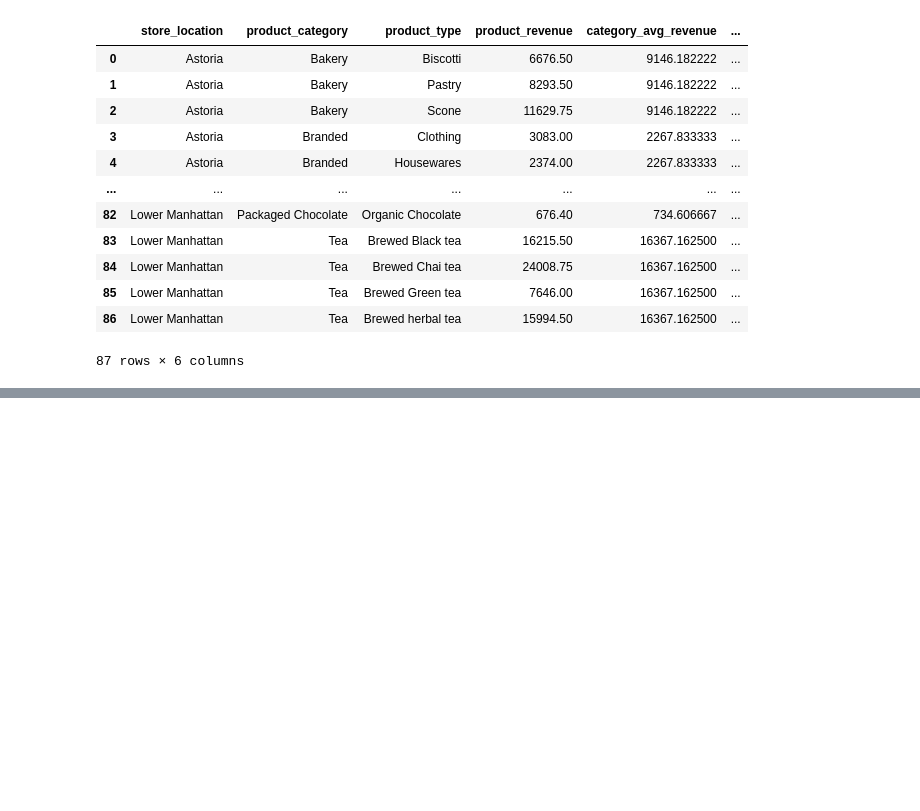
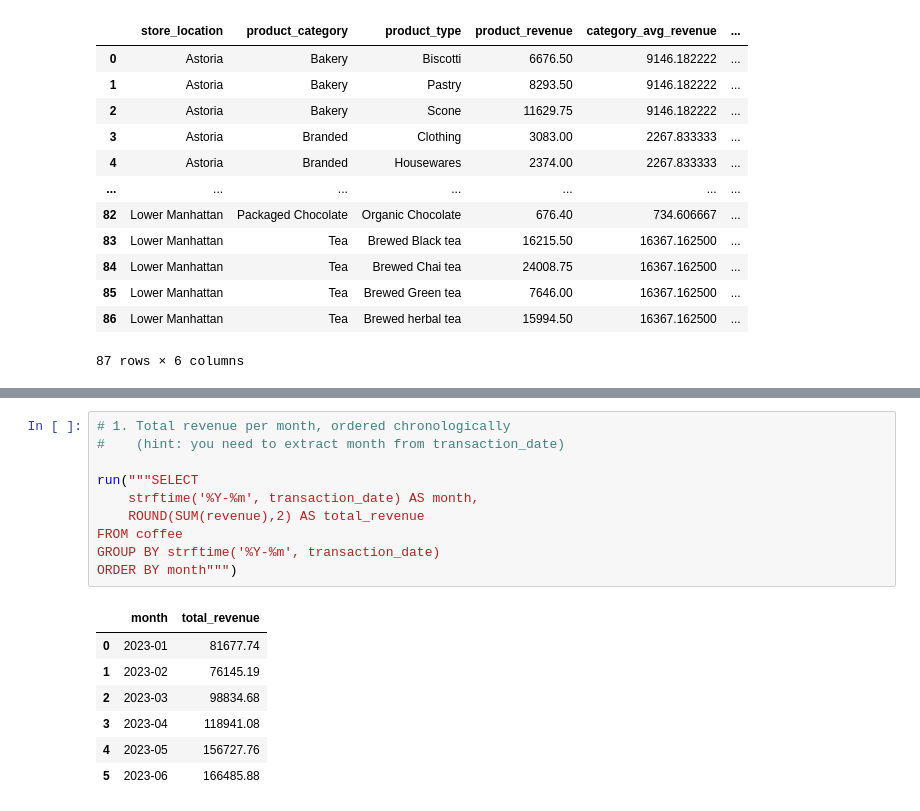
Before and after one commit to fairozkhanofficial/SQL-practice, a Jupyter notebook: SQL_Practice.ipynb, the cells around one changed output, grey strips where cells are left out. Cells and saved outputs as stored; diff of their text form; blank space fills up the shorter version.

```diff
--- a/SQL_Practice.ipynb
+++ b/SQL_Practice.ipynb
@@ -346,0 +369,18 @@ JOIN category_avg_cte c
+# %%
+# 1. Total revenue per month, ordered chronologically
+#    (hint: you need to extract month from transaction_date)
+
+run("""SELECT
+    strftime('%Y-%m', transaction_date) AS month,
+    ROUND(SUM(revenue),2) AS total_revenue
+FROM coffee
+GROUP BY strftime('%Y-%m', transaction_date)
+ORDER BY month""")
+# %% [output]
+|  | month | total_revenue |
+| 0 | 2023-01 | 81677.74 |
+| 1 | 2023-02 | 76145.19 |
+| 2 | 2023-03 | 98834.68 |
+| 3 | 2023-04 | 118941.08 |
+| 4 | 2023-05 | 156727.76 |
+| 5 | 2023-06 | 166485.88 |
```
Also changed, not shown: parts of 5 cells of this notebook.
